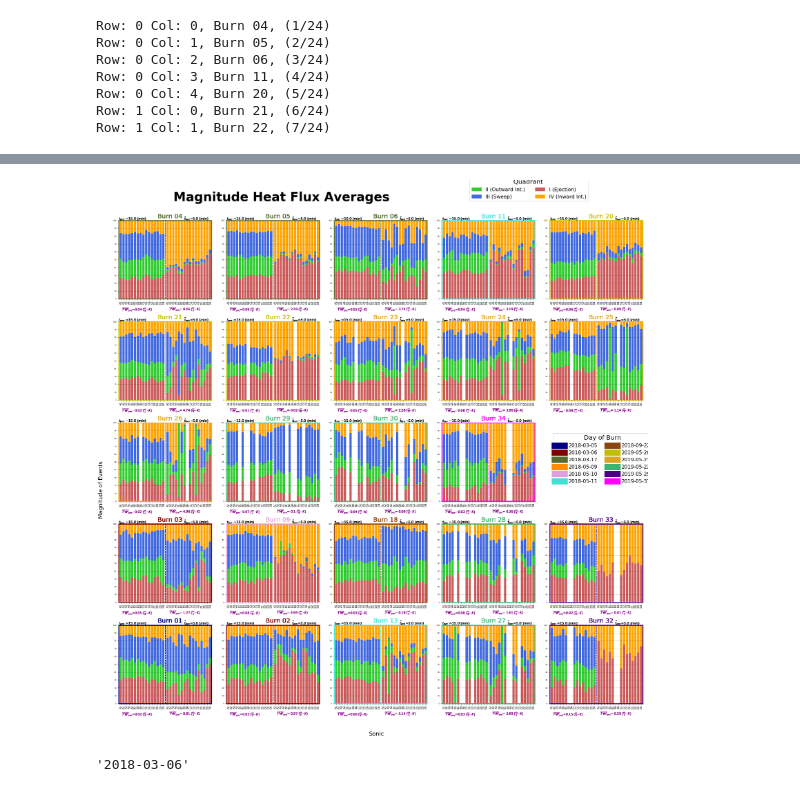
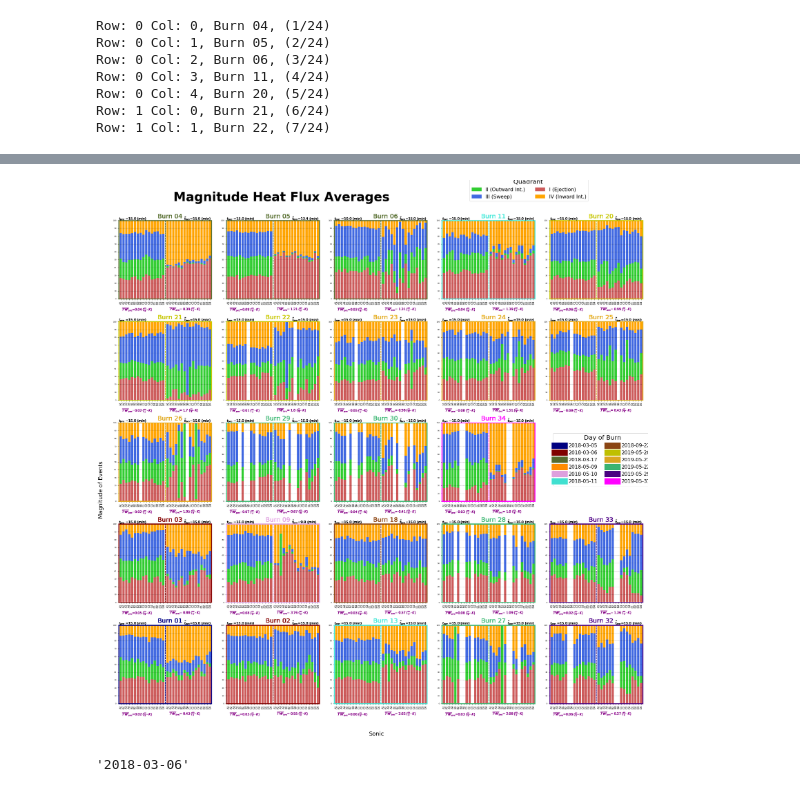
Before and after one commit to JosephSeitz/Analysis_Code, a Jupyter notebook: Ordered-Magnitude-Heat-Flux-plotter.ipynb, the cells around one changed output, grey strips where cells are left out. Drawn from its saved outputs; the diff is of its cells as text; code cells hidden in the pictures.

```diff
--- a/Ordered-Magnitude-Heat-Flux-plotter.ipynb
+++ b/Ordered-Magnitude-Heat-Flux-plotter.ipynb
@@ -69,10 +69,10 @@ def quad_averages(quad_list, quad_mag, t_s, t_e ):
     return Qlst_ave
 
 
-def fire_start(df):
+def fire_start(df,n):
     ### Finding the start of fire
     x_fire, fire_5sig = 9e10, np.nanmean(df["T"])+5*np.std(df["T"])
-    for i in range(len(df["T"])):
+    for i in range(n, len(df["T"])):
         if df["T"][i] > fire_5sig:
             x_fire = i
             break
@@ -83,7 +83,7 @@ def fire_start(df):
 def sonic_calculations(df, n, x_fire):
     df.fillna(value=0, inplace=True)
     #30mins = 18000 15mins = 9000 10mins = 6000 5mins = 3000
-    pre_brn_ave_t, brn_ave_t = 9000, 3000
+    pre_brn_ave_t, brn_ave_t = 9000, 9000
     ### pre-burn averaging index
 
     pre_brn_start, pre_brn_end = 0, n
@@ -153,10 +153,12 @@ def burn_calculations(path, n):
     df_list, x_fire_lst = [], []
     for i in range(16):
         df = file_to_df(path + txt_files[i])
-        x_fire_lst.append(fire_start(df))
+        x_fire_lst.append(fire_start(df,n))
         df_list.append(df)
 
     n_fire = min(x_fire_lst)
+    #print(n_fire)
+    #burn_timestamp =df_list[-1]["TIMESTAMP"][n_fire]
     dc = day_color(df_list[0])
     pre_burn_Q_lst, burn_Q_lst= [], []
     pre_WT_ave, brn_WT_ave = [],[]
@@ -192,12 +194,16 @@ for i in range(len(dates)):
 mpl.rcParams['axes.linewidth'] = 3 #set the value globally
 
 ###### Burn Constants
-n_list = [30000,15000,6000,30000,25000,25000,27000,45000,20000,25000,25000,25000, 15000,40000, \
-         20000,20000,180000,27000,20000,\
-         21000, 15000, 50000, 35000, 45000]
+burn_d = {'01': 21000, '02': 14000, '03': 20000, '04': 30000, '05': 15000, \
+          '06': 6000, '07': 25000, '08': 18000, '09': 20000, '11': 30000,  \
+          '12': 60000, '13': 50000, '18': 185000, '19': 45000, '20': 24000,\
+          '21': 25000, '22': 27000, '23': 45000, '24': 20000, '25': 25000, \
+          '26': 25000, '27': 35000, '28': 27000, '29': 25000, '30': 12000, \
+          '31': 30000, '32': 25000, '33': 20000, '34': 40000}
+
 #path = "/home/JoeySeitz/10X10_Truss_SERDP_Burns/JS_Cleaned_Data/Burn-"
-#path="/home/joey/Desktop/10X10_Truss_SERDP_Burns/JS_Cleaned_Data/Full-Timestamp/Burn-"#79
-path = "/Users/joeyp//Desktop/10X10_Truss_SERDP_Burns/JS_Cleaned_Data/Full-Timestamp/Burn-" #w10
+path="/home/joey/Desktop/10X10_Truss_SERDP_Burns/JS_Cleaned_Data/Full-Timestamp/Burn-"#79
+#path = "/Users/joeyp//Desktop/10X10_Truss_SERDP_Burns/JS_Cleaned_Data/Full-Timestamp/Burn-" #w10
 path_end = "/sonics/"
 burns = ["04", "05", "06", "11", "20", "21", "22", "23", "24", "25", "26", "29", "30", "34", \
         "03", "09", "18", "28", "33", \
@@ -226,7 +232,7 @@ for row in range(5):
         burn_path= str(path + str(burns[file_count])+path_end)
         #print("Now on Burn: ",str(burns[file_count]))
         pre_burn_Q_lst, burn_Q_lst,  pre_WT_ave, brn_WT_ave, x_fire_lst, brn_n_lst,\
-            brn_len_min, pre_brn_len, dc = burn_calculations(burn_path, n_list[file_count])
+            brn_len_min, pre_brn_len, dc = burn_calculations(burn_path, burn_d[burns[file_count]])
 
 
 
@@ -298,7 +304,7 @@ fig.text(0.48,0.015, "Sonic", fontsize = 18)
 fig.tight_layout()
 fig.subplots_adjust(hspace=0.29,wspace=0.16, top=0.9, left = 0.05, right = .95, bottom = .07)
 
-fig.savefig("Grouping-Mag-Heat-Flux-15min-5min.png", dpi = 350)
+fig.savefig("Grouping-Mag-Heat-Flux-15min-15min.png", dpi = 350)
 ### Took 56mins and 45s to run on W10 Desktop
 ## Took 1hr 17min to run on 134
 ###New time of 15min 4s!!!(134 at 30min)
@@ -332,4 +339,4 @@ Wall time: 8min 2s
-[figure, old version]
+[figure, new version]
 # %%
 n_list = [21000,15000,20000,30000,15000,6000,25000,18000,30000,60000,50000,180000,40000,25000,25000,27000,\
          45000,20000,25000,25000,35000,27000,25000,15000,35000,45000,20000,40000]
```
Also changed, not shown: parts of 1 cell of this notebook, 6 other files.
